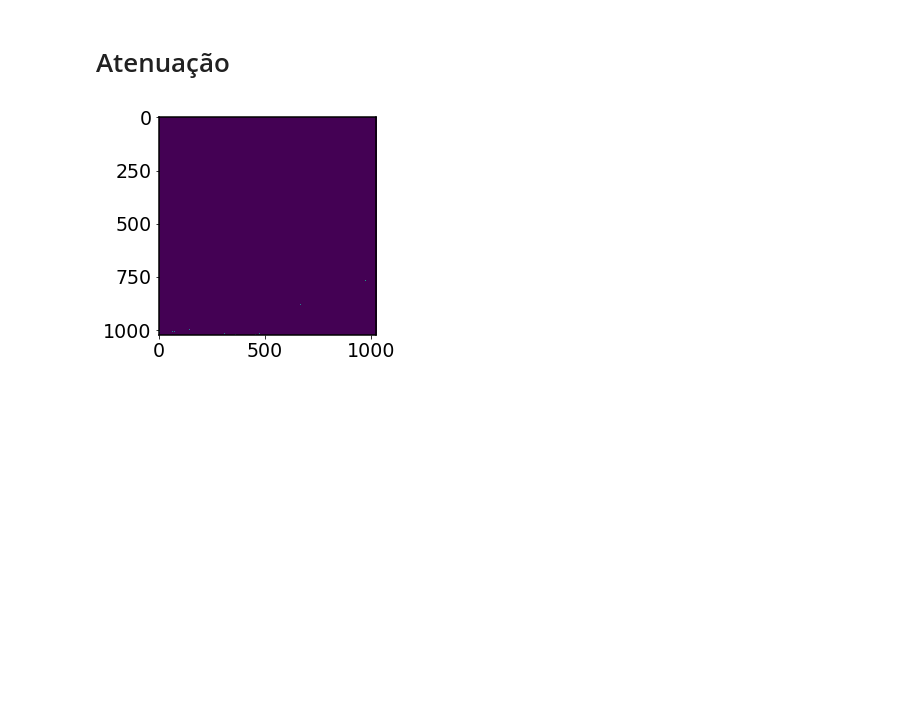
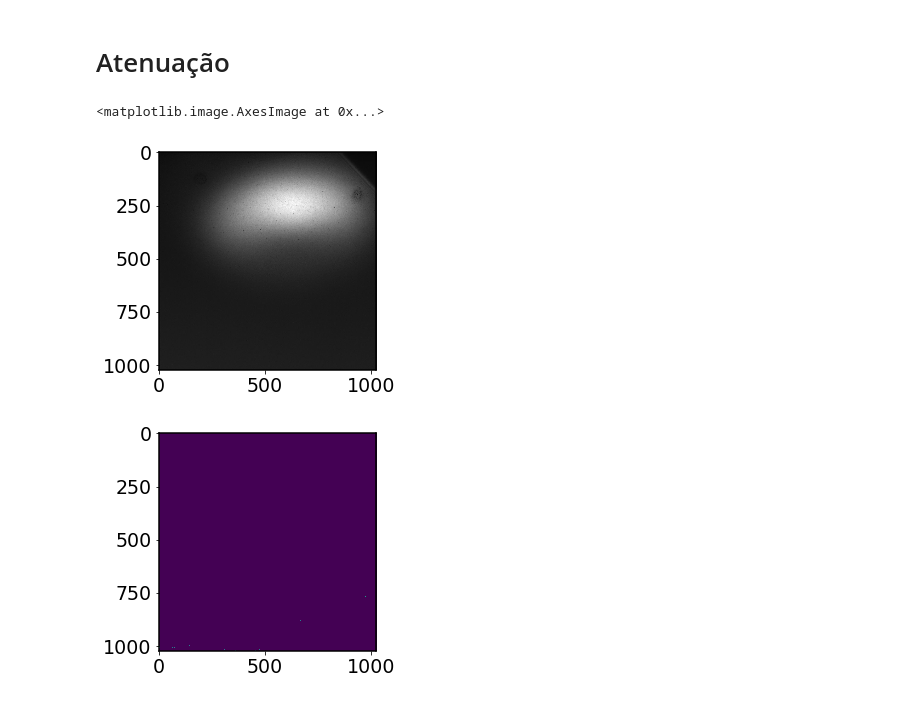
Before and after one commit to AthomsG/LFEA, a Jupyter notebook: High Harmonic Generation/Notebooks/HHG - Otimização.ipynb, the cells around one changed output. Saved outputs shown, nothing was run; the diff lists cells and outputs as text; code cells hidden in the pictures; blank space fills up the shorter version.

```diff
--- a/High Harmonic Generation/Notebooks/HHG - Otimização.ipynb
+++ b/High Harmonic Generation/Notebooks/HHG - Otimização.ipynb
@@ -45,6 +45,11 @@ path = ['/Users/thomasgaehtgens/Desktop/LFEA/High Harmonic Generation/Dados/ensa
 images = [Image.open(i) for i in path]
 
 matrxs = [img_to_matrix(i) for i in images]
+# %%
+plt.imshow(images[2], cmap='gray')
+# %% [output]
+<matplotlib.image.AxesImage at 0x...>
+[figure, added]
 # %%
 linhas = list()
 for i in range(len(matrxs)):
```
Also changed, not shown: parts of 1 cell of this notebook, 54 other files.
